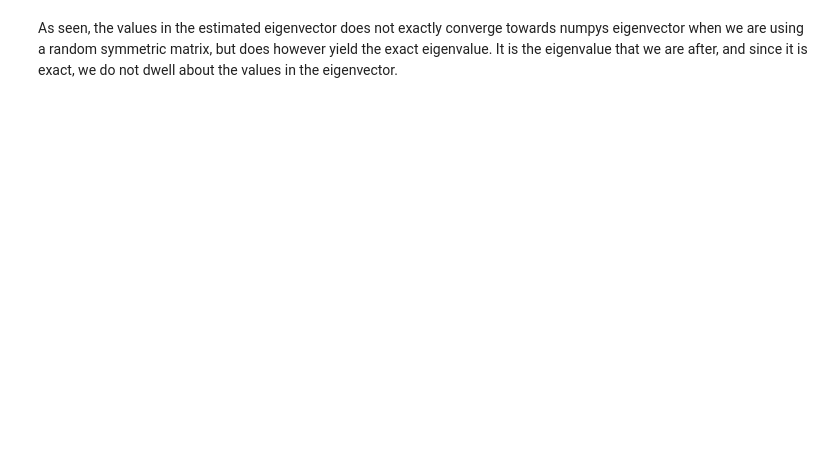
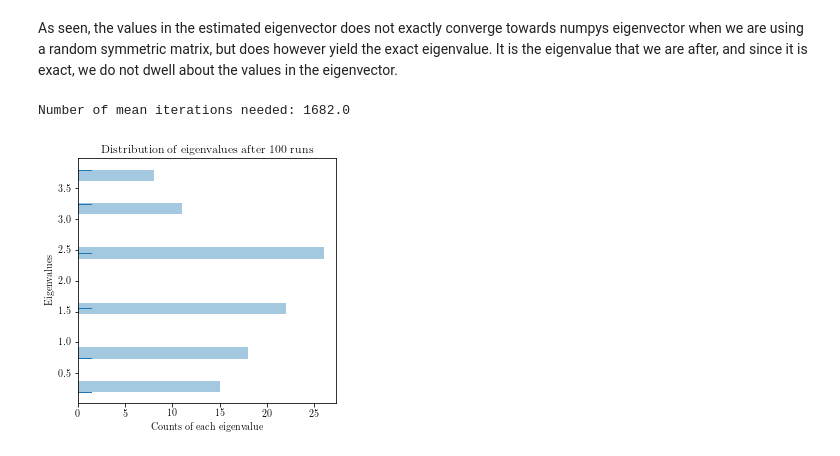
Before and after one commit to ohebbi/FYS-STK4155, a Jupyter notebook: project3/nn_eigenvalue.ipynb, the cells around one changed output. Drawn from its saved outputs; the diff is of its cells as text; code cells hidden in the pictures; blank space fills up the shorter version.

```diff
--- a/project3/nn_eigenvalue.ipynb
+++ b/project3/nn_eigenvalue.ipynb
@@ -251,2 +245,19 @@ Number of mean iterations needed: 25767.0
 # %% [markdown]
 As seen, the values in the estimated eigenvector does not exactly converge towards numpys eigenvector when we are using a random symmetric matrix, but does however yield the exact eigenvalue. It is the eigenvalue that we are after, and since it is exact, we do not dwell about the values in the eigenvector.
+# %%
+import seaborn as sns
+fig = plt.figure();
+w = 5.78851          # Latex document text width
+fig.set_size_inches(w=w*0.8,h= 4.5)
+
+plt.xlabel("Counts of each eigenvalue")
+plt.ylabel("Eigenvalues")
+plt.title("Distribution of eigenvalues after %2.0f runs" %(run_iter))
+data= np.reshape(lambdas[:,-1],[1,int(run_iter)])
+sns.distplot(data,kde=False, norm_hist=False, bins = 20, rug=True,vertical=True)
+plt.savefig("plots/eigenvalue_solver/histogram.pgf")
+
+print("Number of mean iterations needed:", np.mean(num_iter_needed))
+# %% [output]
+Number of mean iterations needed: 1682.0
+[figure, added]
```
Also changed, not shown: parts of 5 cells of this notebook, 16 other files.
